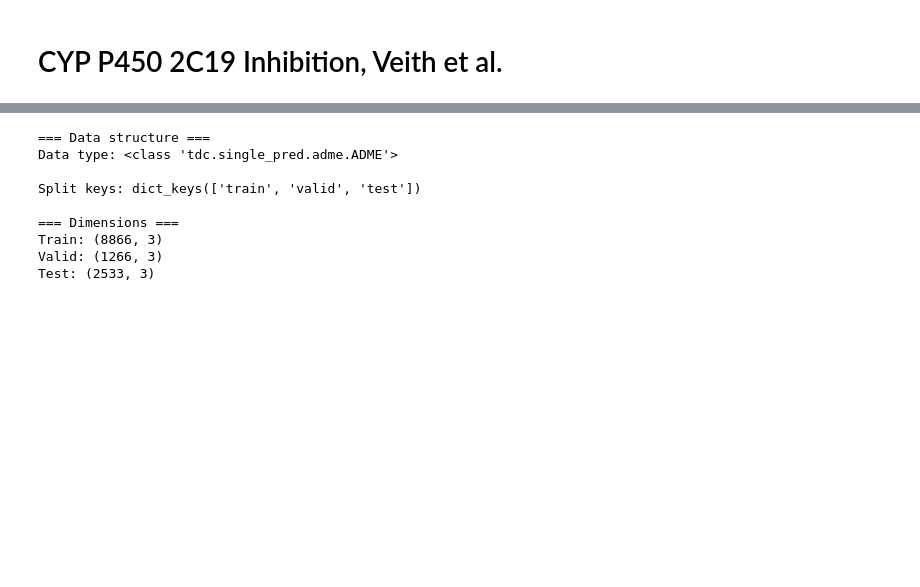
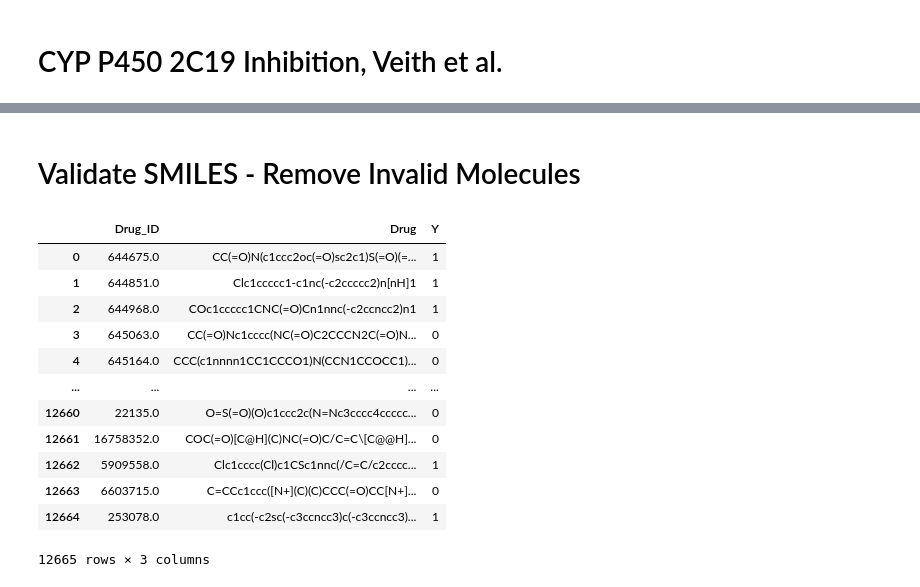
Before and after one commit to ManuCa93/drug_desing_final, a Jupyter notebook: notebook.ipynb, the cells around one changed output, grey strips where cells are left out. Cells and saved outputs as stored; diff of their text form; code cells hidden in the pictures; blank space fills up the shorter version.

```diff
--- a/notebook.ipynb
+++ b/notebook.ipynb
@@ -9,27 +48,30 @@ Downloading...
 Loading...
 Done!
+# %% [markdown]
+# Validate SMILES - Remove Invalid Molecules
 # %%
-# Explore the data
-print("=== Data structure ===")
-print(f"Data type: {type(data)}")
-print(f"\nSplit keys: {split.keys()}")
+from rdkit import Chem
 
-# Load the datasets
-train_df = data.get_split()['train']
-valid_df = data.get_split()['valid']
-test_df = data.get_split()['test']
+# Get all data before split
+train_raw = split['train']
+valid_raw = split['valid']
+test_raw = split['test']
 
-print(f"\n=== Dimensions ===")
-print(f"Train: {train_df.shape}")
-print(f"Valid: {valid_df.shape}")
-print(f"Test: {test_df.shape}")
+# Combine all data
+all_raw_data = pd.concat([train_raw, valid_raw, test_raw], ignore_index=True)
+
+all_raw_data
 # %% [output]
+|  | Drug_ID | Drug | Y |
+| 0 | 644675.0 | CC(=O)N(c1ccc2oc(=O)sc2c1)S(=O)(=... | 1 |
+| 1 | 644851.0 | Clc1ccccc1-c1nc(-c2ccccc2)n[nH]1 | 1 |
+| 2 | 644968.0 | COc1ccccc1CNC(=O)Cn1nnc(-c2ccncc2)n1 | 1 |
+| 3 | 645063.0 | CC(=O)Nc1cccc(NC(=O)C2CCCN2C(=O)N... | 0 |
+| 4 | 645164.0 | CCC(c1nnnn1CC1CCCO1)N(CCN1CCOCC1)... | 0 |
+| ... | ... | ... | ... |
+| 12660 | 22135.0 | O=S(=O)(O)c1ccc2c(N=Nc3cccc4ccccc... | 0 |
+| 12661 | 16758352.0 | COC(=O)[C@H](C)NC(=O)C/C=C\[C@@H]... | 0 |
+| 12662 | 5909558.0 | Clc1cccc(Cl)c1CSc1nnc(/C=C/c2cccc... | 1 |
+| 12663 | 6603715.0 | C=CCc1ccc([N+](C)(C)CCC(=O)CC[N+]... | 0 |
+| 12664 | 253078.0 | c1cc(-c2sc(-c3ccncc3)c(-c3ccncc3)... | 1 |
-=== Data structure ===
-Data type: <class 'tdc.single_pred.adme.ADME'>
-
-Split keys: dict_keys(['train', 'valid', 'test'])
-
-=== Dimensions ===
-Train: (8866, 3)
-Valid: (1266, 3)
-Test: (2533, 3)
+12665 rows × 3 columns
```
Also changed, not shown: parts of 9 cells of this notebook.
